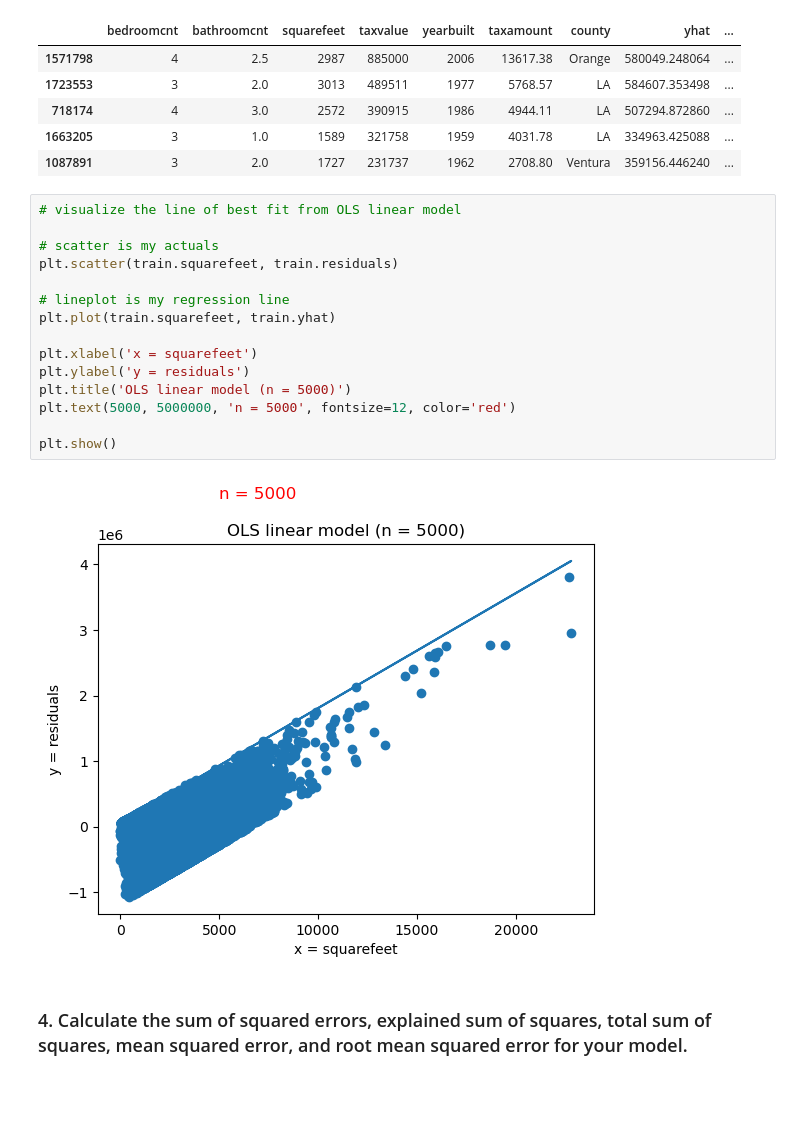
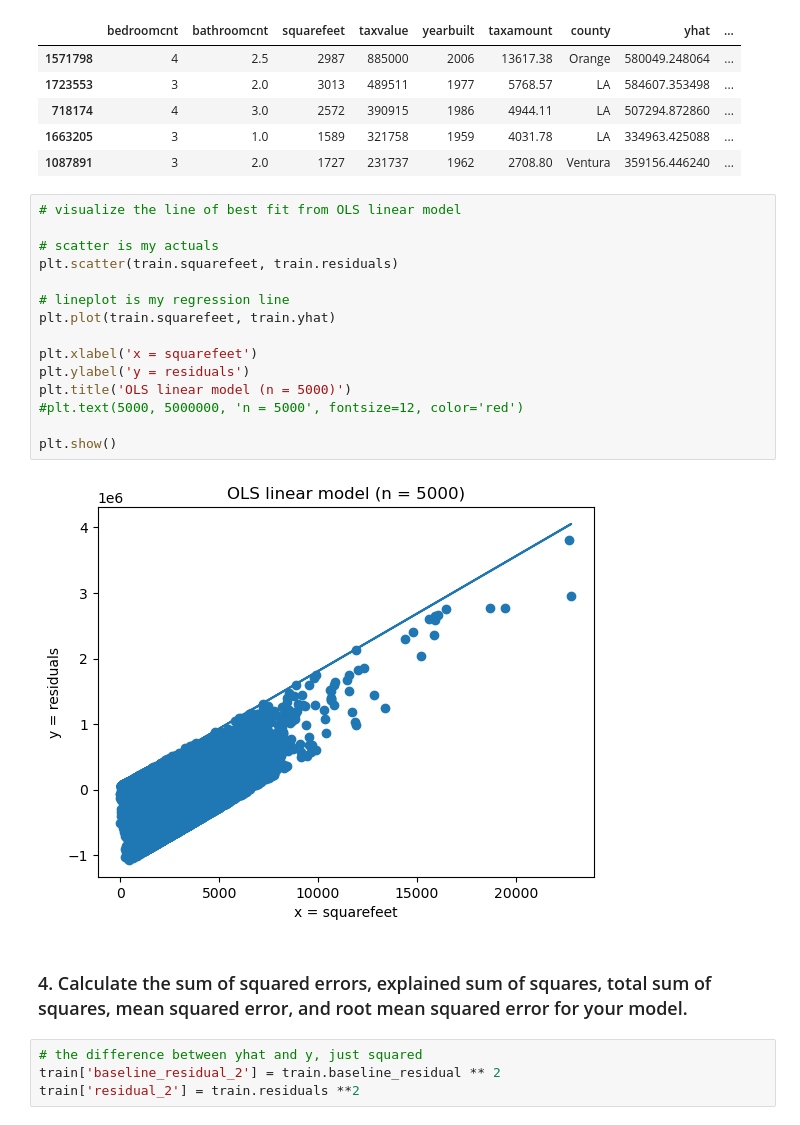
Before and after one commit to Brian-ONeil/regression-exercises, a Jupyter notebook: evaluate.ipynb, the cells around one changed output. Cells and saved outputs as stored; diff of their text form; blank space fills up the shorter version.

```diff
--- a/evaluate.ipynb
+++ b/evaluate.ipynb
@@ -141,19 +145,23 @@ train.head()
 # %%
 # visualize the line of best fit from OLS linear model
 
 # scatter is my actuals
 plt.scatter(train.squarefeet, train.residuals)
 
 # lineplot is my regression line
 plt.plot(train.squarefeet, train.yhat)
 
 plt.xlabel('x = squarefeet')
 plt.ylabel('y = residuals')
 plt.title('OLS linear model (n = 5000)')
-plt.text(5000, 5000000, 'n = 5000', fontsize=12, color='red')
+#plt.text(5000, 5000000, 'n = 5000', fontsize=12, color='red')
 
 plt.show()
 # %% [output]
-[figure, old version]
+[figure, new version]
 # %% [markdown]
 ### 4. Calculate the sum of squared errors, explained sum of squares, total sum of squares, mean squared error, and root mean squared error for your model.
+# %%
+# the difference between yhat and y, just squared
+train['baseline_residual_2'] = train.baseline_residual ** 2
+train['residual_2'] = train.residuals **2
```
Also changed, not shown: parts of 13 cells of this notebook, 1 other file.
